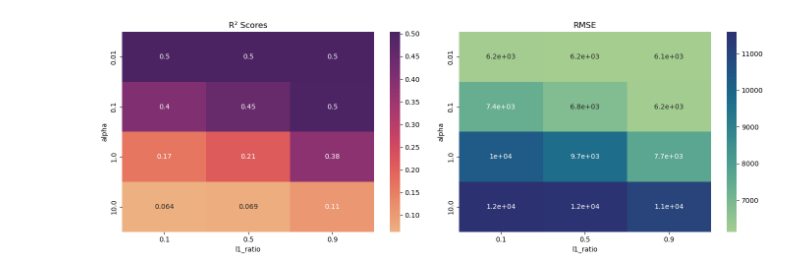
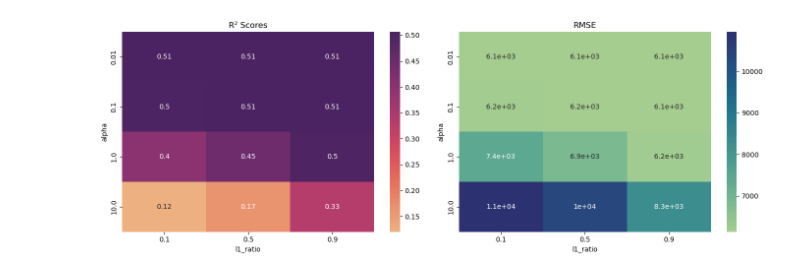
Before and after one commit to nnguyen2255/BINF-5507-Materials, a Jupyter notebook: Assignment2/Scripts/main2.ipynb, the cells around one changed output. Saved outputs shown, nothing was run; the diff lists cells and outputs as text; code cells hidden in the pictures.

```diff
--- a/Assignment2/Scripts/main2.ipynb
+++ b/Assignment2/Scripts/main2.ipynb
@@ -1,6 +1,5 @@
 # %%
 # Import necessary modules
-# import data_preprocessor as dp
 import numpy as np
 import pandas as pd
 import matplotlib.pyplot as plt
@@ -8,22 +7,38 @@ import seaborn as sns
 from sklearn.model_selection import train_test_split
 from sklearn.linear_model import ElasticNet
 from sklearn.metrics import mean_squared_error, r2_score
-from sklearn.preprocessing import OneHotEncoder
+
+
 
 #Load the dataset
 import pandas as pd
 data = pd.read_csv('../Data/heart_disease_uci.csv')
+if data is not None:
+    print("Data loaded successfully.")
 
-#Data Preprocessing
+
+#DTA EXPLORATION
 # #check the data types
 # print(df.dtypes)
 # # Check for missing values
 # print(data.isnull().sum())
 
-#impute missing values if necessary (for cholesterol)
+#DATA PREPROCESSING
+print("DATA PREPROCESSING")
+'''
+Data Preprocessing Steps:
+1. Drop columns with high missing values (>35% missing values)
+2. impute missing values:
+    - Numerical columns: fill with mean using KNNImputer
+    - Categorical columns: fill with mode
+3. Drop duplicates
+4. Convert categorical columns to numerical using OneHotEncoder (chatGPT, 2025)
+5. Fill any remaining NaN values (if any) after encoding
+'''
+
 data_copy = data.copy()
 
-#Drop columns that have high missing values (>35% missing values)
+#Drop columns that have high missing values (>35% missing values)(manually checked)
 data_copy = data_copy.drop(columns=['slope','ca','thal'], errors='ignore')
 
 # Identify numerical and categorical columns
@@ -31,8 +46,12 @@ numerical_col_name = data_copy.select_dtypes(include=['number']).columns
 categorical_col_name = data_copy.select_dtypes(include=['object']).columns
 
 #Fill missing values in numerical with mean and categorical with mode
-for col in numerical_col_name:
-    data_copy[col] = data_copy[col].fillna(data_copy[col].mean())
+#from lab6_rna.ipynb - source https://scikit-learn.org/stable/modules/generated/sklearn.impute.KNNImputer.html
+from sklearn.impute import KNNImputer
+knn_imputer = KNNImputer(n_neighbors=5)
+imputed_numerical = knn_imputer.fit_transform(data_copy[numerical_col_name])
+
+data_copy[numerical_col_name] = imputed_numerical
 for col in categorical_col_name:
     data_copy[col] = data_copy[col].fillna(data_copy[col].mode()[0])
 
@@ -41,8 +60,10 @@ for col in categorical_col_name:
 data_copy = data_copy.drop_duplicates()
 
 
-# Convert categorical columns to numerical using OneHotEncoder (ChatGPT, 2025) (I used ChatGPT to help me find code to convert categorical columns to numerical, and error handling)
+# Convert categorical columns to numerical using OneHotEncoder (ChatGPT, 2025)
+# (I used ChatGPT to help me find function to convert categorical columns to numerical, binary classification, and error handling)
 # (source:https://scikit-learn.org/stable/modules/generated/sklearn.preprocessing.OneHotEncoder.html)(I used this to learn how to use this function)
+from sklearn.preprocessing import OneHotEncoder
 encoder = OneHotEncoder(sparse_output=False, drop='first')
 encoded_categorical = encoder.fit_transform(data_copy[categorical_col_name])
 
@@ -51,18 +72,37 @@ encoded_df = pd.DataFrame(encoded_categorical, columns=encoder.get_feature_names
 # Concatenate the encoded categorical DataFrame with the original DataFrame (excluding original categorical columns)
 data_copy = pd.concat([data_copy[numerical_col_name], encoded_df], axis=1)
 
-# # Fill any remaining NaN values (if any) after encoding
+# # Fill any remaining NaN values (if any) after encoding #ElasticNet does not handle NaN values
 data_copy = data_copy.fillna(data_copy.mean(numeric_only=True))  # for numeric
 data_copy = data_copy.fillna(0)  # fallback for any non-numeric leftovers
 
 data_copy.to_csv('../Data/data_copy.csv', index=False)
+if data.copy is not None:
+    print("Data preprocessing completed successfully.")
 # print(data_copy.columns)
 # print(data_copy.dtypes)
 
-
+print('--'*50)
 
 #__________________
-#REGRESSION MODEL (ElasticNet with hyperparameter heatmap)
+#REGRESSION MODEL
+print("REGRESSION MODEL: ELASTICNET WITH HYPERPARAMETER HEATMAP")
+'''
+Train and evaluate ElasticNet regression model to predict cholesterol levels
+    1. Set up the features and target variable
+    2. Split the data into training and testing sets
+    3. Standardize the features
+
+create a heatmap to visualize the performance of ElasticNet regression with different hyperparameters, including alpha and l1_ratio.
+1. set alphas values and l1-ratios
+2. create r2_scores and rmse_scores empty lists to store the results
+3. create a loop to fit the model with each combination of alpha and l1_ratio
+    a. fit the model
+    b. predict the target variable
+    c. calculate r2_score and rmse for each combination
+    d. append the results to r2_scores and rmse_scores -> create a 2D list to store the results for each alpha and l1_ratio
+4. plot the heatmaps for r2_scores and rmse_scores using seaborn
+'''
 
 #Set up the x and y
 x_reg = data_copy.drop(columns=['chol']) #everything else except 'chol' are features
@@ -71,14 +111,14 @@ y_reg= data_copy['chol'] #chol is target variable
 #Split the data into training and testing sets
 x_train, x_test, y_train, y_test = train_test_split(x_reg, y_reg, test_size = 0.2, random_state=42)
 
-# Define ranges for alpha and l1_ratio
-'''
-create a heatmap to visualize the performance of ElasticNet regression with different hyperparameters, including alpha and l1_ratio.
-1. set alphas values and l1-ratios
-2. create r2_scores and rmse_scores empty lists to store the results
-2. create a loop to fit the model with each combination of alpha and l1_ratio
+# Standardize features
+# (chatGPT, 2025. I used ChatGPT to help me find the function to standardize features)
+#source: https://scikit-learn.org/stable/modules/generated/sklearn.preprocessing.StandardScaler.html
+from sklearn.preprocessing import StandardScaler
+scaler = StandardScaler()
+x_train_scaled = scaler.fit_transform(x_train)
+x_test_scaled = scaler.transform(x_test)
 
-'''
 alphas = [0.01, 0.1, 1.0, 10.0]
 l1_ratios = [0.1, 0.5, 0.9]
 
@@ -90,8 +130,8 @@ for alpha in alphas:
     rmse_row = []
     for l1 in l1_ratios:
         model = ElasticNet(alpha=alpha, l1_ratio=l1, random_state=42)
-        model.fit(x_train, y_train)
-        y_pred = model.predict(x_test)
+        model.fit(x_train_scaled, y_train)
+        y_pred = model.predict(x_test_scaled)
 
         r2_row.append(r2_score(y_test, y_pred))
         rmse_row.append(mean_squared_error(y_test, y_pred))  # RMSE
@@ -99,7 +139,7 @@ for alpha in alphas:
     r2_scores.append(r2_row) #save the results for each alpha in the list according to l1_ratios
     rmse_scores.append(rmse_row)
 
-# Plot heatmaps (source: https://seaborn.pydata.org/generated/seaborn.heatmap.html) ;
+# Plot heatmaps (source: https://seaborn.pydata.org/generated/seaborn.heatmap.html); I used ChaGPT to help me error handle the heatmap plotting
 # color (source: https://matplotlib.org/stable/tutorials/colors/colormaps.html)
 
 fig, axes = plt.subplots(1, 2, figsize=(14, 5))
@@ -116,8 +156,6 @@ axes[1].set_ylabel('alpha')
 
 plt.tight_layout()
 plt.show()
-
-
-#____________________
-#CLASSIFICATION MODEL
+# Save the heatmap as an image file
+plt.savefig('../Images/elasticnet_heatmap.png', dpi=300, bbox_inches='tight')
 # %% [output]
@@ -124 +167 @@ plt.show()
-[figure, old version]
+[figure, new version]
```
Also changed, not shown: parts of 2 cells of this notebook, 2 other files.
